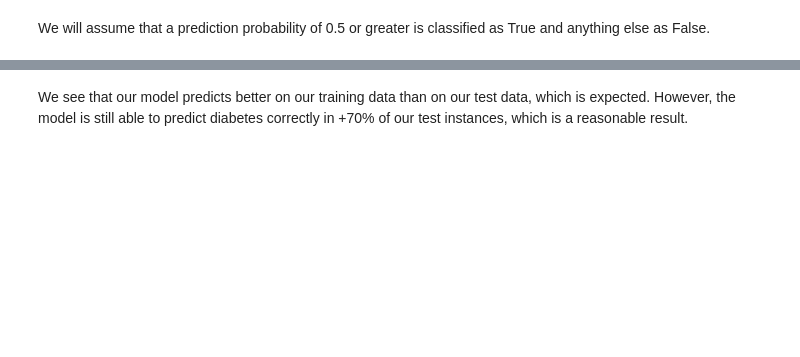
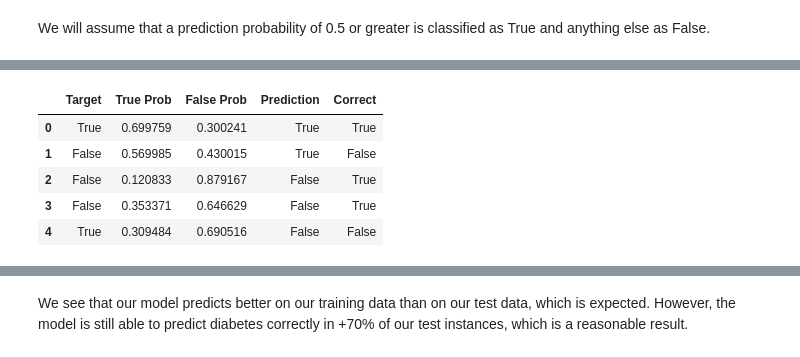
Before and after one commit to jackburbidge/portfolio, a Jupyter notebook: pima_indians_diabetes/pima_indians_TensorFlow_NeuralNet.ipynb, the cells around one changed output, grey strips where cells are left out. Saved outputs shown, nothing was run; the diff lists cells and outputs as text; code cells hidden in the pictures; blank space fills up the shorter version.

```diff
--- a/pima_indians_diabetes/pima_indians_TensorFlow_NeuralNet.ipynb
+++ b/pima_indians_diabetes/pima_indians_TensorFlow_NeuralNet.ipynb
@@ -269,7 +272,8 @@ print('Guessed Test Correctly %.2f%%' % c)
 # %%
-preds_train = model.predict_proba(X_train)
-results_train = pd.DataFrame({'Target' : np.array(y_train).T[0], 'True Prob' : preds_train[:,1], 'False Prob' : preds_train[:,0]})
+preds_train = model.predict(X_train_norm)
+results_train = pd.DataFrame({'Target' : np.array(y_train).T[0], 'True Prob' : preds_train.T[0], 'False Prob' : 1 - preds_train.T[0]})
 results_train['Target'] = results_train['Target'].astype(bool)
 results_train['Prediction'] = results_train['True Prob'] >= .5
 results_train['Correct'] = results_train['Target'] == results_train['Prediction']
 results_train.head()
+# %% [output]
@@ -276,3 +281,9 @@ results_train.head()
+|  | Target | True Prob | False Prob | Prediction | Correct |
+| 0 | True | 0.699759 | 0.300241 | True | True |
+| 1 | False | 0.569985 | 0.430015 | True | False |
+| 2 | False | 0.120833 | 0.879167 | False | True |
+| 3 | False | 0.353371 | 0.646629 | False | True |
+| 4 | True | 0.309484 | 0.690516 | False | False |
 # %%
 a = 100 * results_train[results_train['Target'] == True]['Correct'].sum() / len(results_train[results_train['Target'] == True])
 print('Guessed Train True Correctly %.2f%%' % a)
```
Also changed, not shown: parts of 25 cells of this notebook.
